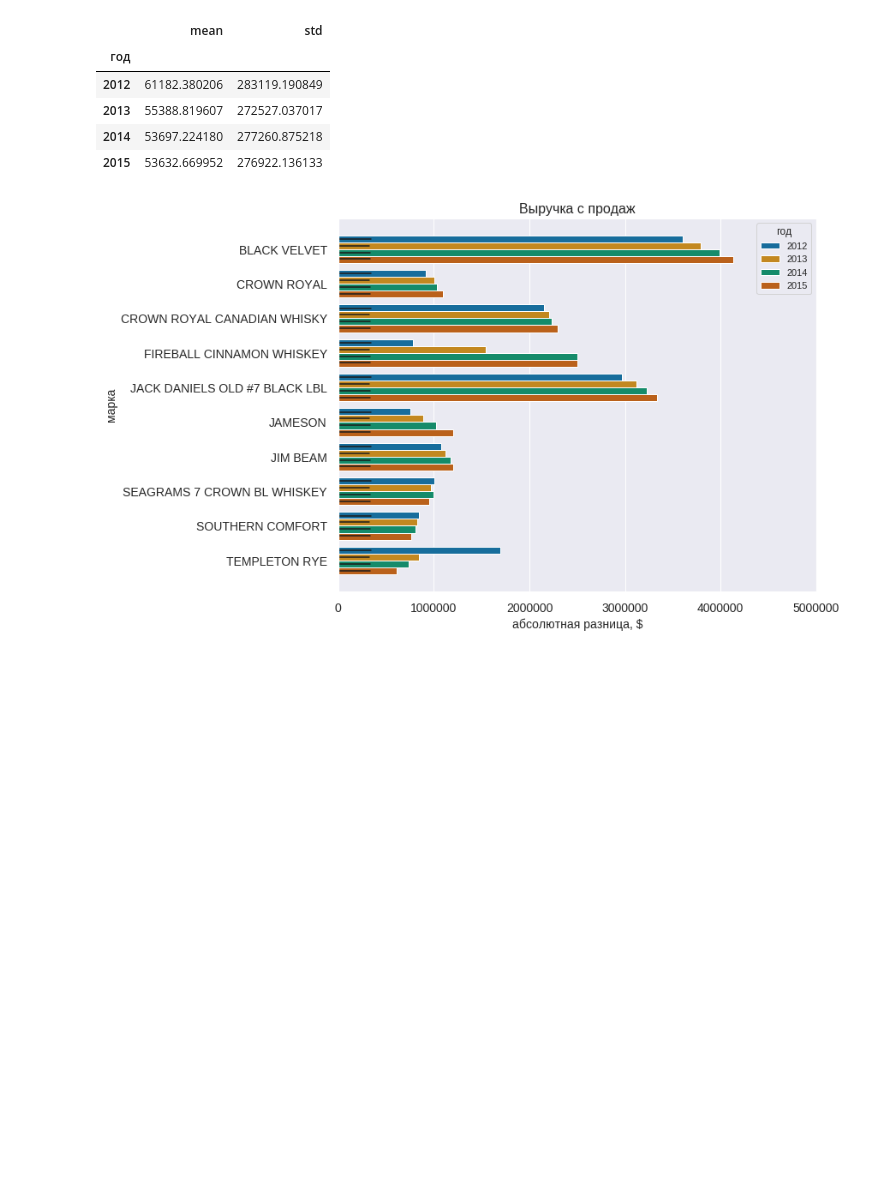
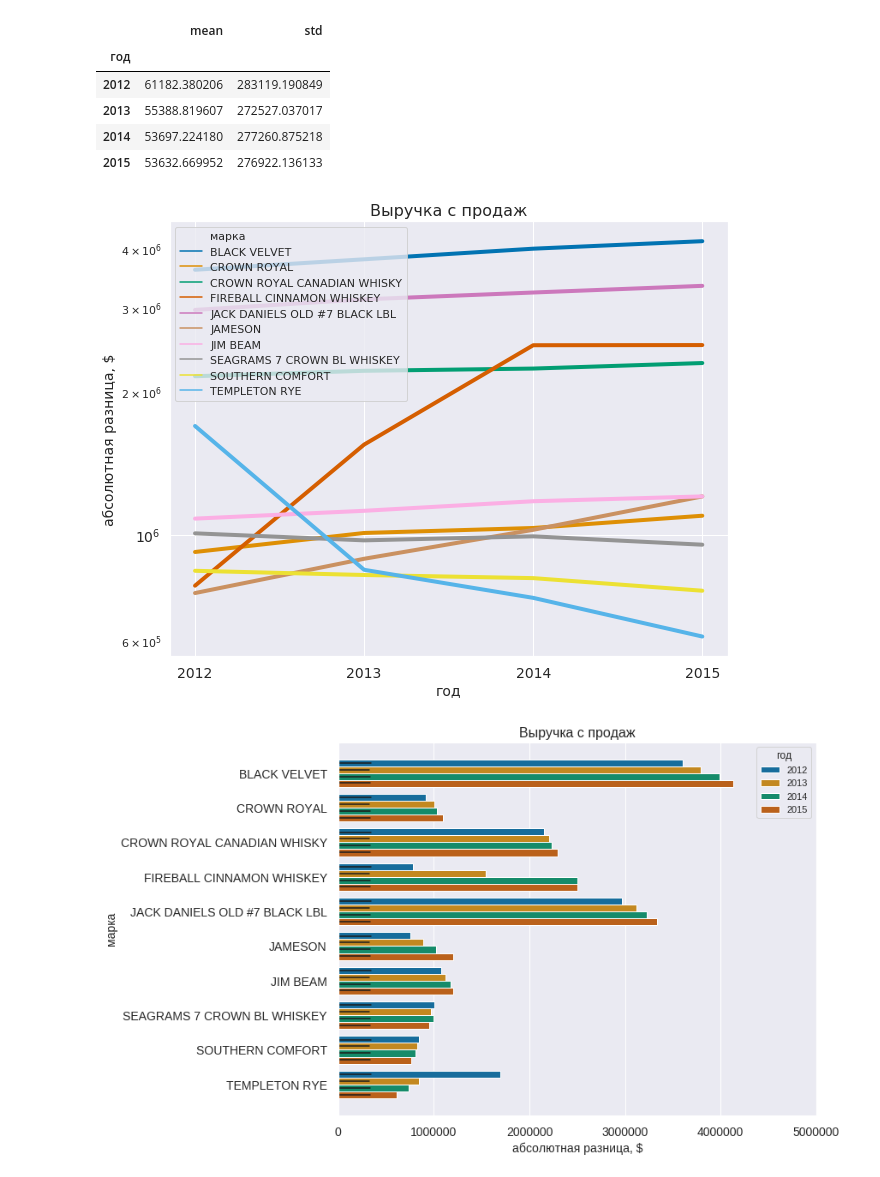
Before and after one commit to neyudin/visualization, a Jupyter notebook: Yudin Iowa Liquor Sales Exploratory Data Analysis.ipynb, the cells around one changed output. Saved outputs shown, nothing was run; the diff lists cells and outputs as text; code cells hidden in the pictures; blank space fills up the shorter version.

```diff
--- a/Yudin Iowa Liquor Sales Exploratory Data Analysis.ipynb
+++ b/Yudin Iowa Liquor Sales Exploratory Data Analysis.ipynb
@@ -753,6 +753,23 @@ total_year_sales = total_year_sales.loc[(total_year_sales.loc[:, 'марка'] =
                                         (total_year_sales.loc[:, 'марка'] == 'SOUTHERN COMFORT') |\
                                         (total_year_sales.loc[:, 'марка'] == 'FIREBALL CINNAMON WHISKEY') |\
                                         (total_year_sales.loc[:, 'марка'] == 'JAMESON'), :]
+# %%
+figsize(10, 8)
+sns.set()
+palette = sns.color_palette('colorblind')
+g = sns.lineplot(x='год', y='абсолютная разница, $', hue='марка' ,\
+                data=total_year_sales, palette=palette, lw=4)
+plt.xticks((2012, 2013, 2014, 2015), fontsize=14)
+plt.yticks(fontsize=14)
+plt.ylabel('абсолютная разница, $', fontsize=14)
+plt.xlabel('год', fontsize=14)
+plt.title('Выручка с продаж', fontsize=16)
+plt.legend(frameon=True, loc=2)
+plt.yscale('log')
+plt.savefig('6_3g.png', bbox_inches='tight')
+plt.show()
+# %% [output]
+[figure, added]
 # %%
 figsize(10, 8)
 sns.set()
```
Also changed, not shown: parts of 6 cells of this notebook.
